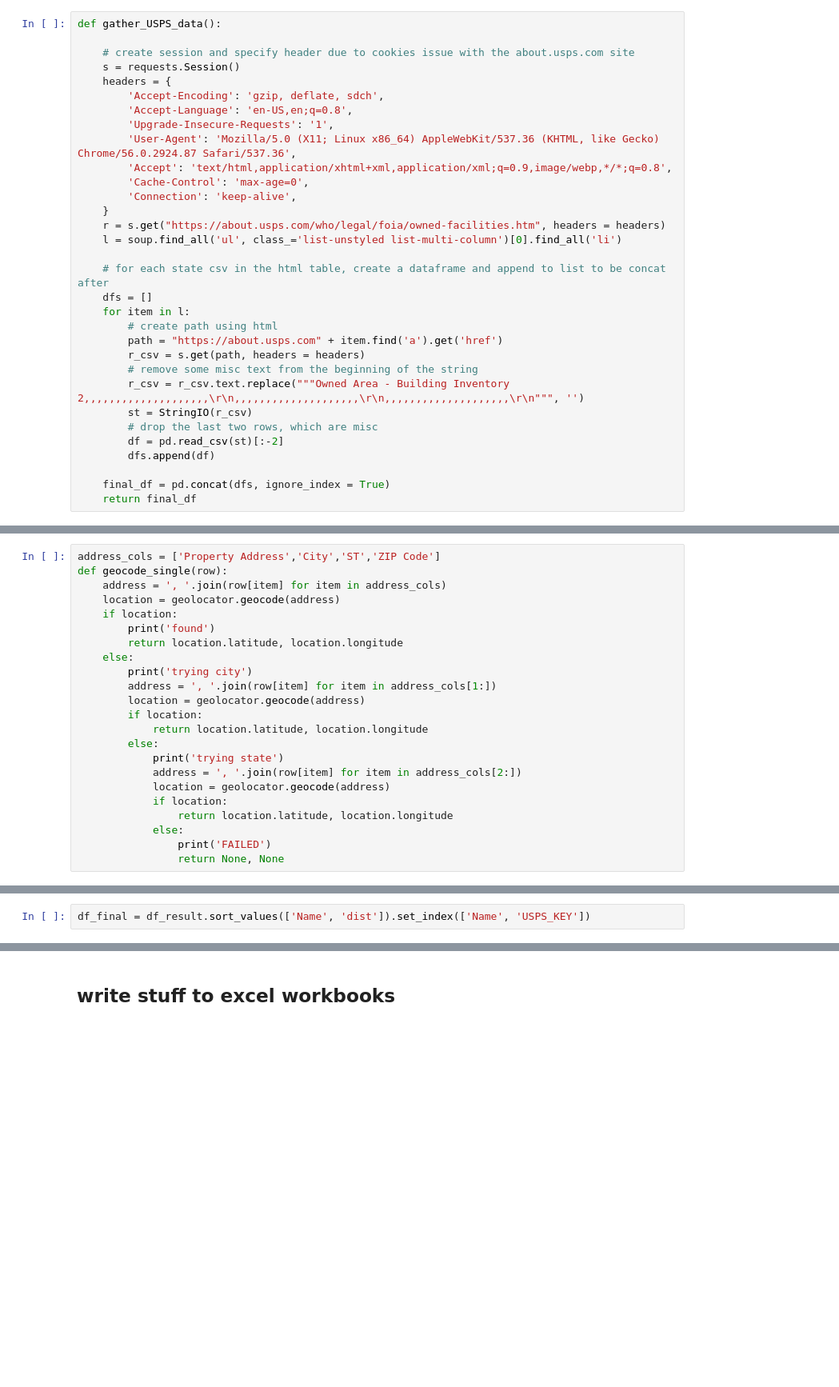
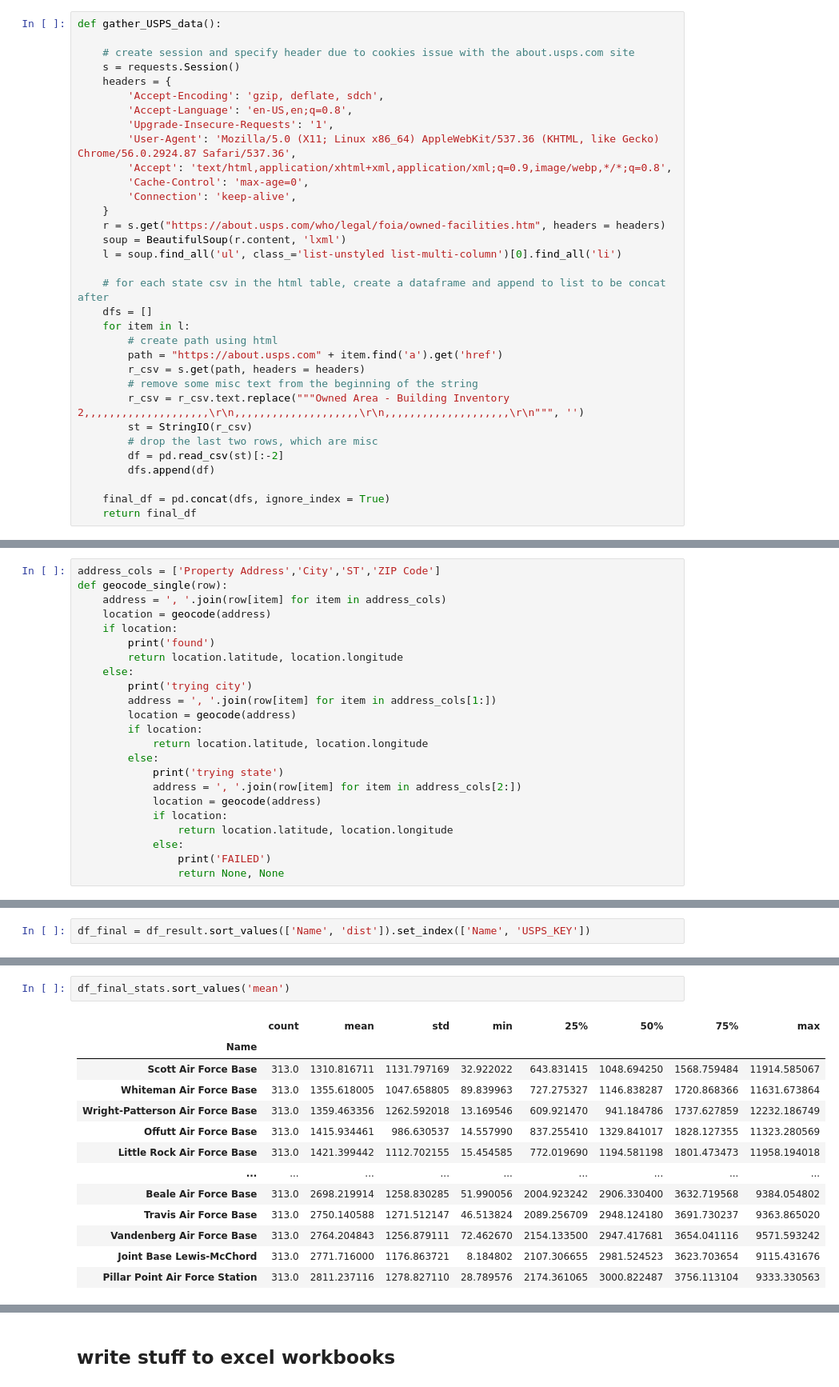
Before and after one commit to gpschnaars/dean_post, a Jupyter notebook: testing.ipynb, the cells around one changed output, grey strips where cells are left out. Shown at 80% size. Saved outputs shown, nothing was run; the diff lists cells and outputs as text; blank space fills up the shorter version.

```diff
--- a/testing.ipynb
+++ b/testing.ipynb
@@ -65,6 +67,7 @@ def gather_USPS_data():
         'Connection': 'keep-alive',
     }
     r = s.get("https://about.usps.com/who/legal/foia/owned-facilities.htm", headers = headers)
+    soup = BeautifulSoup(r.content, 'lxml')
     l = soup.find_all('ul', class_='list-unstyled list-multi-column')[0].find_all('li')
 
     # for each state csv in the html table, create a dataframe and append to list to be concat after
@@ -356,20 +340,20 @@ Length: 108, dtype: object
 address_cols = ['Property Address','City','ST','ZIP Code']
 def geocode_single(row):
     address = ', '.join(row[item] for item in address_cols)
-    location = geolocator.geocode(address)
+    location = geocode(address)
     if location:
         print('found')
         return location.latitude, location.longitude
     else:
         print('trying city')
         address = ', '.join(row[item] for item in address_cols[1:])
-        location = geolocator.geocode(address)
+        location = geocode(address)
         if location:
             return location.latitude, location.longitude
         else:
             print('trying state')
             address = ', '.join(row[item] for item in address_cols[2:])
-            location = geolocator.geocode(address)
+            location = geocode(address)
             if location:
                 return location.latitude, location.longitude
             else:
@@ -531,0 +518,16 @@ df_final_stats = df_final.groupby('Name')['dist'].describe()
+# %%
+df_final_stats.sort_values('mean')
+# %% [output]
+|  | count | mean | std | min | 25% | 50% | 75% | max |
+| Name |  |  |  |  |  |  |  |  |
+| Scott Air Force Base | 313.0 | 1310.816711 | 1131.797169 | 32.922022 | 643.831415 | 1048.694250 | 1568.759484 | 11914.585067 |
+| Whiteman Air Force Base | 313.0 | 1355.618005 | 1047.658805 | 89.839963 | 727.275327 | 1146.838287 | 1720.868366 | 11631.673864 |
+| Wright-Patterson Air Force Base | 313.0 | 1359.463356 | 1262.592018 | 13.169546 | 609.921470 | 941.184786 | 1737.627859 | 12232.186749 |
+| Offutt Air Force Base | 313.0 | 1415.934461 | 986.630537 | 14.557990 | 837.255410 | 1329.841017 | 1828.127355 | 11323.280569 |
+| Little Rock Air Force Base | 313.0 | 1421.399442 | 1112.702155 | 15.454585 | 772.019690 | 1194.581198 | 1801.473473 | 11958.194018 |
+| ... | ... | ... | ... | ... | ... | ... | ... | ... |
+| Beale Air Force Base | 313.0 | 2698.219914 | 1258.830285 | 51.990056 | 2004.923242 | 2906.330400 | 3632.719568 | 9384.054802 |
+| Travis Air Force Base | 313.0 | 2750.140588 | 1271.512147 | 46.513824 | 2089.256709 | 2948.124180 | 3691.730237 | 9363.865020 |
+| Vandenberg Air Force Base | 313.0 | 2764.204843 | 1256.879111 | 72.462670 | 2154.133500 | 2947.417681 | 3654.041116 | 9571.593242 |
+| Joint Base Lewis-McChord | 313.0 | 2771.716000 | 1176.863721 | 8.184802 | 2107.306655 | 2981.524523 | 3623.703654 | 9115.431676 |
+| Pillar Point Air Force Station | 313.0 | 2811.237116 | 1278.827110 | 28.789576 | 2174.361065 | 3000.822487 | 3756.113104 | 9333.330563 |
```
Also changed, not shown: parts of 41 cells of this notebook.
